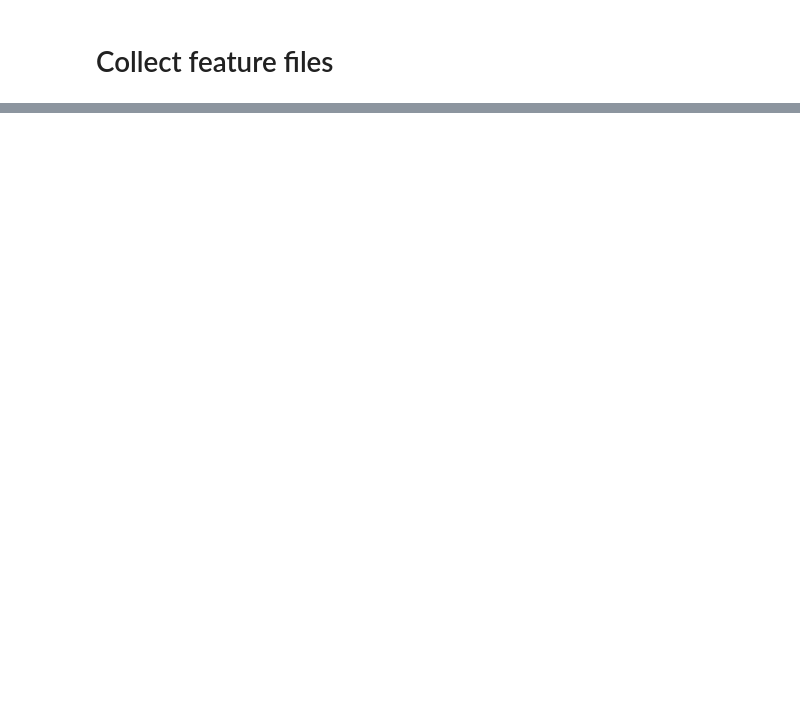
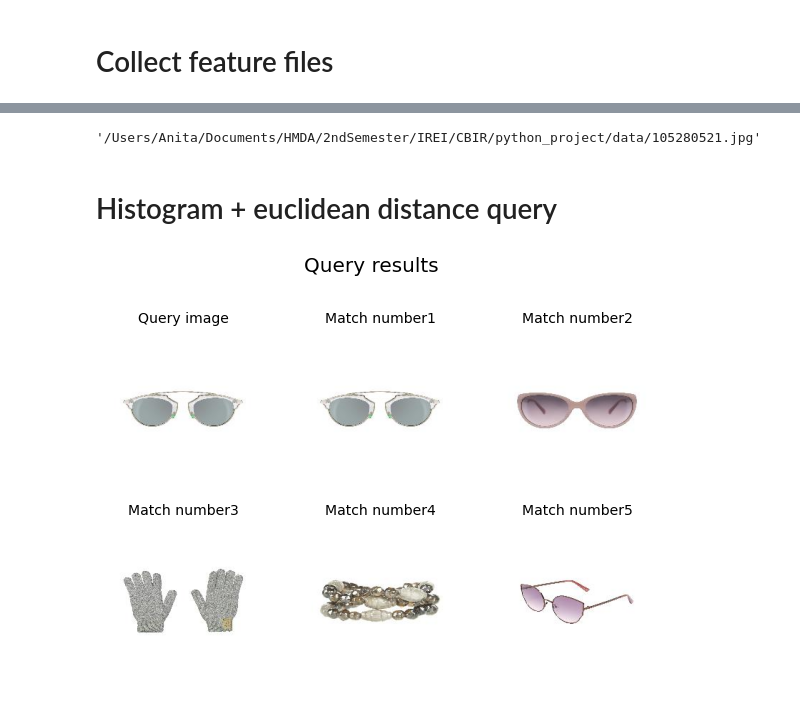
Before and after one commit to anamarine/IREI_CBIR, a Jupyter notebook: draft1.ipynb, the cells around one changed output, grey strips where cells are left out. Cells and saved outputs as stored; diff of their text form; code cells hidden in the pictures; blank space fills up the shorter version.

Commit message:
Added query code

```diff
--- a/draft1.ipynb
+++ b/draft1.ipynb
@@ -139,0 +144,51 @@ def CollectFusionFeatures():
+# %%
+# load and extract features
+queryImg = cv2.imread(os.path.realpath('') + '/queryImg/105391640.jpg')
+queryImg = cv2.cvtColor(queryImg, cv2.COLOR_BGR2RGB)
+
+histQuery = ColorHistogram(queryImg)
+texQuery = TextureGaborFilter(queryImg)
+fusionQuery = FusionFeaturesVector(queryImg)
+# %%
+# Histogram query
+histFeatureVector.sort(key=lambda featureVector: distance.euclidean(featureVector[1], histQuery))
+texFeatureVector.sort(key=lambda featureVector: distance.euclidean(featureVector[1], texQuery))
+fusionFeatureVector.sort(key=lambda featureVector: distance.euclidean(featureVector[1], fusionQuery))
+# %%
+def GetImgPath(element):
+   return str(dataPath + element[0]+'.jpg')
+# %% [output]
+'/Users/Anita/Documents/HMDA/2ndSemester/IREI/CBIR/python_project/data/105280521.jpg'
+# %%
+def ShowQueryResults(searchVector):
+    nCols = 3
+    nRows = 3
+    # Display all results, alongside original image
+    results_figure=plt.figure(figsize=(10,10))
+
+    results_figure.add_subplot(nRows, nCols, 1)
+    plt.suptitle('Query results', fontsize=20)
+    plt.axis('off')
+    plt.title('Query image', fontsize=14)
+    plt.imshow(queryImg)
+
+    if nMatchingImagesToShow > nRows * nCols:
+        nMatching_images_to_show = nRows * nCols
+
+
+    for i in range(0, nMatchingImagesToShow):
+        results_figure.add_subplot(nRows, nCols, i+2)
+        plt.axis('off')
+        plt.title('Match number' + str(i+1), fontsize=14)
+        # read image file
+        match = cv2.imread(GetImgPath(searchVector[i]), 1)
+        # convert all images to RGB
+        match = cv2.cvtColor(match, cv2.COLOR_BGR2RGB)
+        plt.imshow(match)
+    plt.show()
+# %% [markdown]
+# Histogram + euclidean distance query
+# %%
+ShowQueryResults(histFeatureVector)
+# %% [output]
+[figure, added]
```
Also changed, not shown: parts of 23 cells of this notebook, 2 other files.
